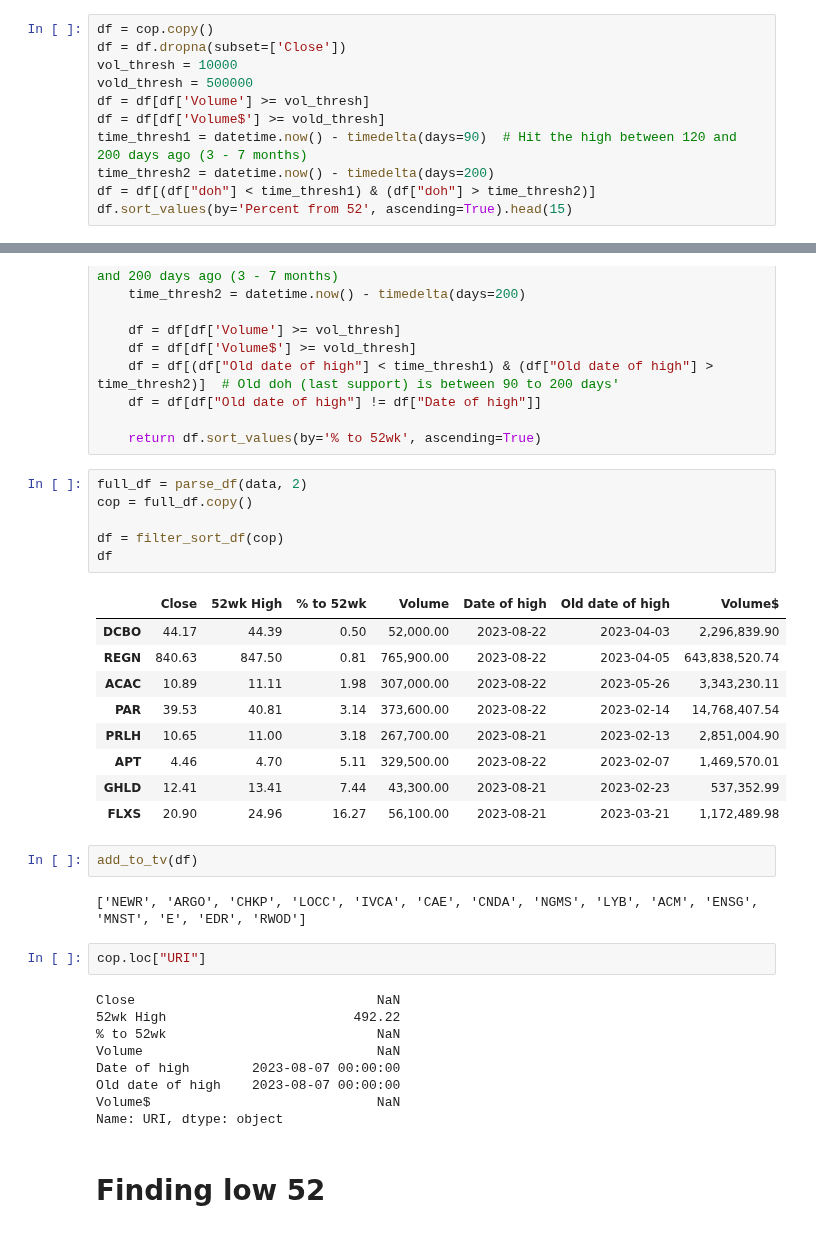
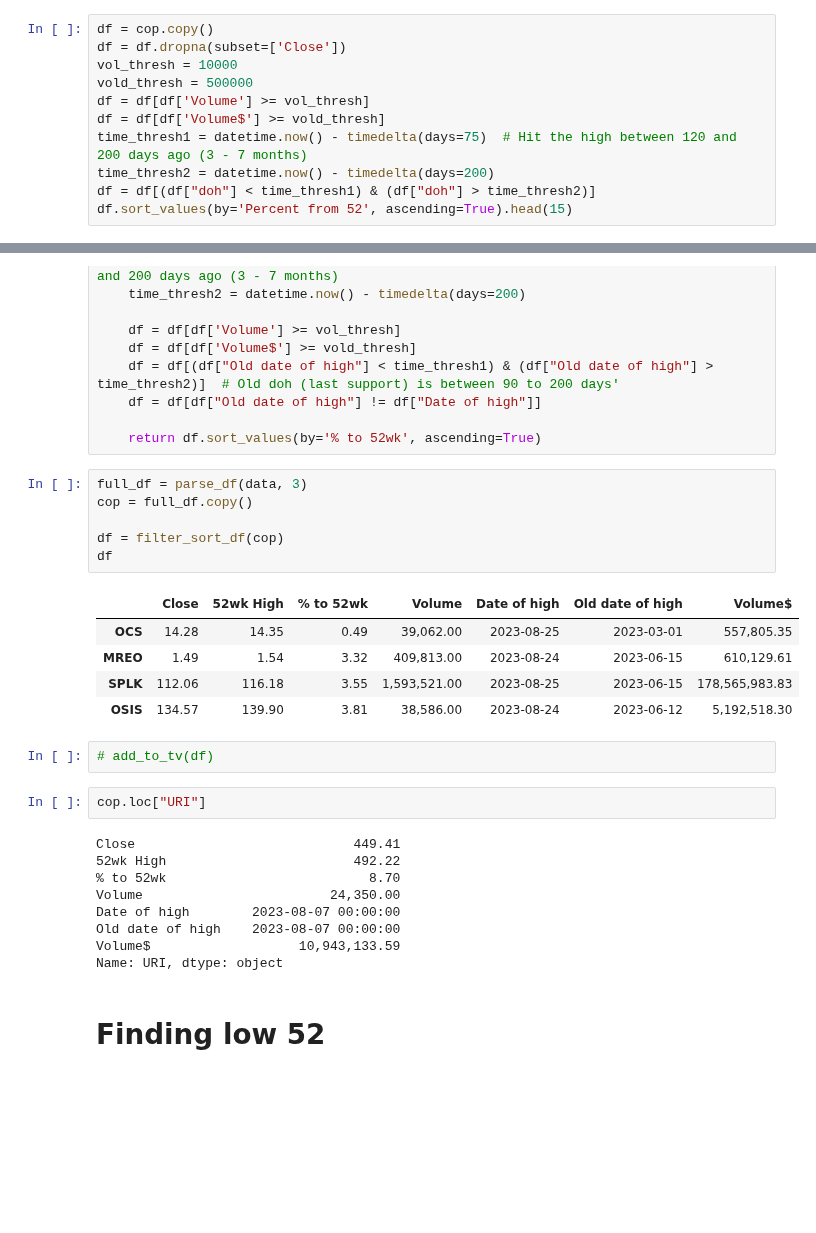
Before and after one commit to Idanq1/Stocks-Strategies, a Jupyter notebook: Scanners/Screener8 52 high.ipynb, the cells around one changed output, grey strips where cells are left out. Cells and saved outputs as stored; diff of their text form; blank space fills up the shorter version.

```diff
--- a/Scanners/Screener8 52 high.ipynb
+++ b/Scanners/Screener8 52 high.ipynb
@@ -83,7 +91,7 @@ vol_thresh = 10000
 vold_thresh = 500000
 df = df[df['Volume'] >= vol_thresh]
 df = df[df['Volume$'] >= vold_thresh]
-time_thresh1 = datetime.now() - timedelta(days=90)  # Hit the high between 120 and 200 days ago (3 - 7 months)
+time_thresh1 = datetime.now() - timedelta(days=75)  # Hit the high between 120 and 200 days ago (3 - 7 months)
 time_thresh2 = datetime.now() - timedelta(days=200)
 df = df[(df["doh"] < time_thresh1) & (df["doh"] > time_thresh2)]
 df.sort_values(by='Percent from 52', ascending=True).head(15)
@@ -231,35 +239,29 @@ def filter_sort_df(df):
 
     return df.sort_values(by='% to 52wk', ascending=True)
 # %%
-full_df = parse_df(data, 2)
+full_df = parse_df(data, 3)
 cop = full_df.copy()
 
 df = filter_sort_df(cop)
 df
 # %% [output]
 |  | Close | 52wk High | % to 52wk | Volume | Date of high | Old date of high | Volume$ |
-| DCBO | 44.17 | 44.39 | 0.50 | 52,000.00 | 2023-08-22 | 2023-04-03 | 2,296,839.90 |
-| REGN | 840.63 | 847.50 | 0.81 | 765,900.00 | 2023-08-22 | 2023-04-05 | 643,838,520.74 |
-| ACAC | 10.89 | 11.11 | 1.98 | 307,000.00 | 2023-08-22 | 2023-05-26 | 3,343,230.11 |
-| PAR | 39.53 | 40.81 | 3.14 | 373,600.00 | 2023-08-22 | 2023-02-14 | 14,768,407.54 |
-| PRLH | 10.65 | 11.00 | 3.18 | 267,700.00 | 2023-08-21 | 2023-02-13 | 2,851,004.90 |
-| APT | 4.46 | 4.70 | 5.11 | 329,500.00 | 2023-08-22 | 2023-02-07 | 1,469,570.01 |
-| GHLD | 12.41 | 13.41 | 7.44 | 43,300.00 | 2023-08-21 | 2023-02-23 | 537,352.99 |
-| FLXS | 20.90 | 24.96 | 16.27 | 56,100.00 | 2023-08-21 | 2023-03-21 | 1,172,489.98 |
+| OCS | 14.28 | 14.35 | 0.49 | 39,062.00 | 2023-08-25 | 2023-03-01 | 557,805.35 |
+| MREO | 1.49 | 1.54 | 3.32 | 409,813.00 | 2023-08-24 | 2023-06-15 | 610,129.61 |
+| SPLK | 112.06 | 116.18 | 3.55 | 1,593,521.00 | 2023-08-25 | 2023-06-15 | 178,565,983.83 |
+| OSIS | 134.57 | 139.90 | 3.81 | 38,586.00 | 2023-08-24 | 2023-06-12 | 5,192,518.30 |
 # %%
-add_to_tv(df)
+# add_to_tv(df)
-# %% [output]
-['NEWR', 'ARGO', 'CHKP', 'LOCC', 'IVCA', 'CAE', 'CNDA', 'NGMS', 'LYB', 'ACM', 'ENSG', 'MNST', 'E', 'EDR', 'RWOD']
 # %%
 cop.loc["URI"]
 # %% [output]
-Close                               NaN
+Close                            449.41
 52wk High                        492.22
-% to 52wk                           NaN
-Volume                              NaN
+% to 52wk                          8.70
+Volume                        24,350.00
 Date of high        2023-08-07 00:00:00
 Old date of high    2023-08-07 00:00:00
-Volume$                             NaN
+Volume$                   10,943,133.59
 Name: URI, dtype: object
 # %% [markdown]
 # Finding low 52
```
Also changed, not shown: parts of 3 cells of this notebook.
